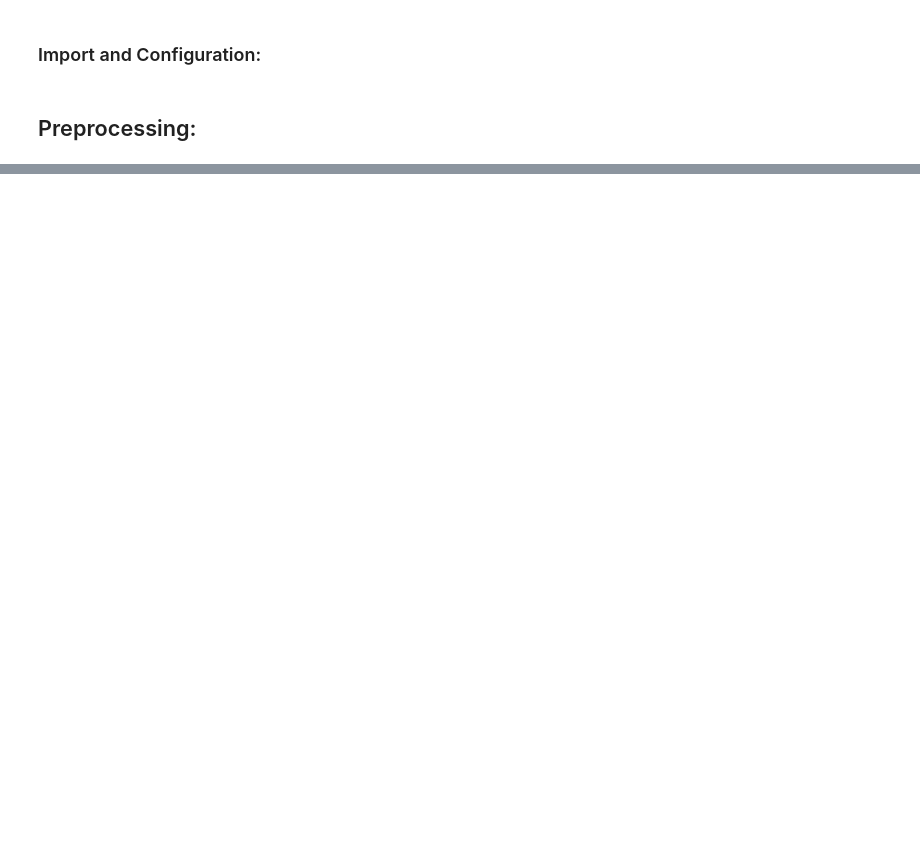
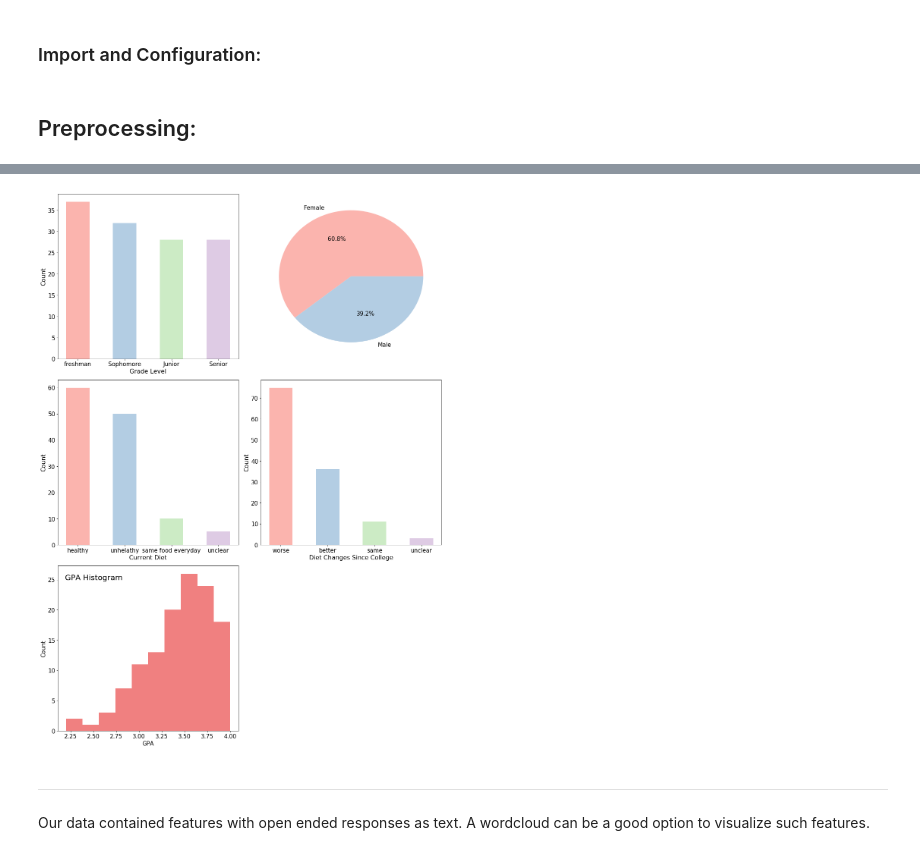
Before and after one commit to ahmedhagii/visual-analytics-project, a Jupyter notebook: visual-analytics-lab.ipynb, the cells around one changed output, grey strips where cells are left out. Cells and saved outputs as stored; diff of their text form; code cells hidden in the pictures; blank space fills up the shorter version.

```diff
--- a/visual-analytics-lab.ipynb
+++ b/visual-analytics-lab.ipynb
@@ -69,0 +90,48 @@ data.type_sports = data.type_sports.apply(func=func)
+# %%
+def bar_chart(attribute, ticks_values,label, position):
+    plt.subplot(position)
+    y = data[attribute].value_counts()
+    N = len(y)
+    x = range(N)
+    width = 0.5
+
+    plt.bar(x, y, width, color=sns.color_palette("Pastel1"))
+    plt.xlabel(label, fontsize=16)
+    plt.ylabel('Count', fontsize=16)
+    plt.tick_params(axis='both',which='major', labelsize=15)
+    index = ind = np.arange(len(x))
+    plt.xticks(index, ticks_values)
+    plt.tight_layout()
+
+def piechart(position):
+    labels = ['Female', 'Male']
+    sizes = [sum(data.Gender == 1), sum(data.Gender == 2)]
+    explode = [0,0]
+    plt.subplot(position)
+    patches, texts, autotexts = plt.pie(sizes, labels=labels,colors = sns.color_palette("Pastel1"), autopct = '%1.1f%%')
+    plt.tick_params(axis='both',which='major', labelsize=15)
+    texts[0].set_fontsize(15)
+    texts[1].set_fontsize(15)
+    autotexts[0].set_fontsize(15)
+    autotexts[1].set_fontsize(15)
+
+
+plt.rcParams['figure.figsize'] = (15,20)
+bar_chart('grade_level',('freshman' ,'Sophomore' ,'Junior' ,'Senior'),'Grade Level', 321)
+piechart(322)
+bar_chart('diet_current_coded',('healthy' ,'unhelathy' ,'same food everyday' ,'unclear'),'Current Diet', 323)
+bar_chart('eating_changes_coded',('worse' ,'better' ,'same' ,'unclear'),'Diet Changes Since College', 324)
+
+plt.subplot(325)
+plt.hist(data.GPA, color='lightcoral')
+plt.title("GPA Histogram", fontsize=20, position=(0.2, 0.9))
+plt.ylabel("Count", fontsize=15)
+plt.xlabel("GPA", fontsize=15)
+plt.tick_params(axis='both', which='major', labelsize=15)
+plt.show()
+# %% [output]
+[figure, added]
+# %% [markdown]
+----
+
+Our data contained features with open ended responses as text. A wordcloud can be a good option to visualize such features.
```
Also changed, not shown: parts of 48 cells of this notebook.
